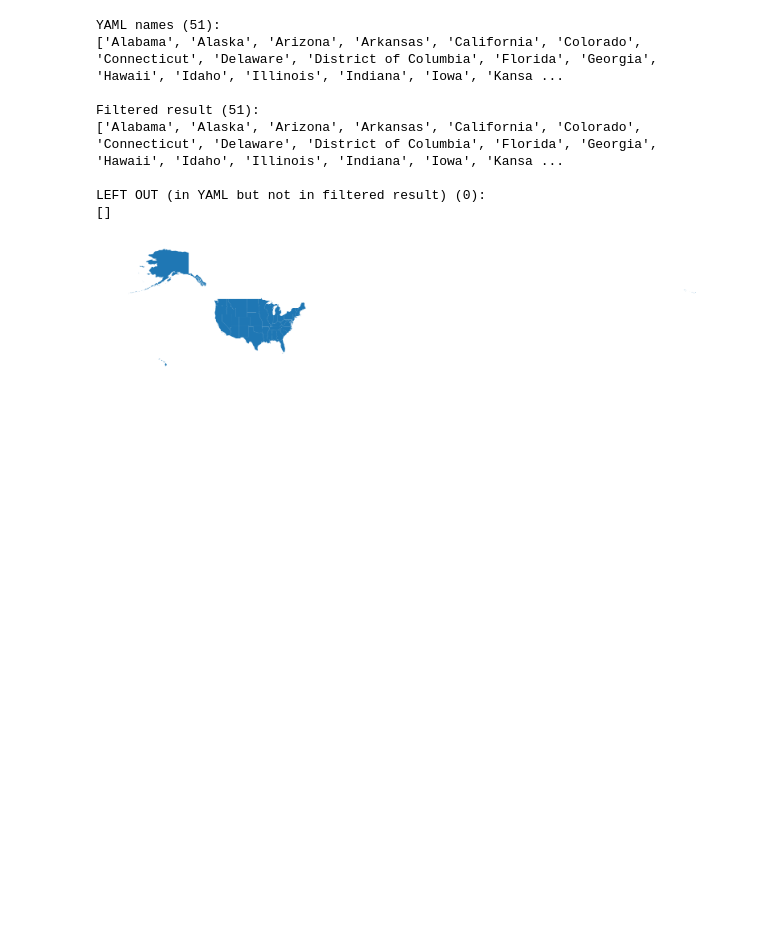
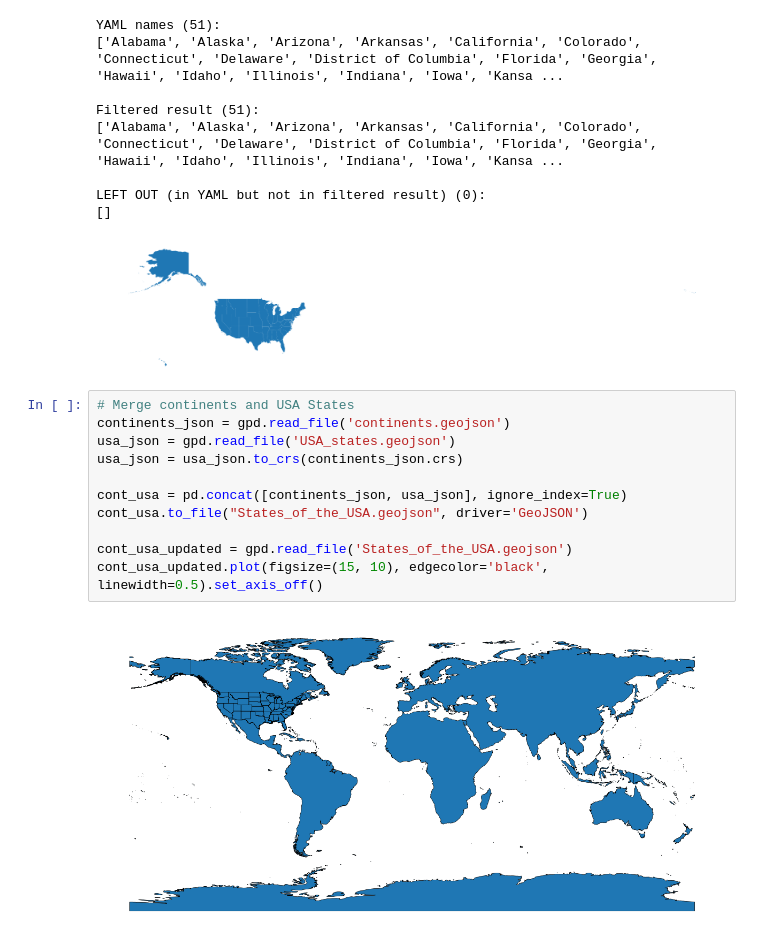
Before and after one commit to iiasa/scse-geojson, a Jupyter notebook: USA/admin1_level_boundaries.ipynb, the cells around one changed output. Drawn from its saved outputs; the diff is of its cells as text; blank space fills up the shorter version.

Commit message:
Merge continents with US states

```diff
--- a/USA/admin1_level_boundaries.ipynb
+++ b/USA/admin1_level_boundaries.ipynb
@@ -78,3 +79,16 @@ Filtered result (51):
 LEFT OUT (in YAML but not in filtered result) (0):
 []
 [figure]
+# %%
+# Merge continents and USA States
+continents_json = gpd.read_file('continents.geojson')
+usa_json = gpd.read_file('USA_states.geojson')
+usa_json = usa_json.to_crs(continents_json.crs)
+
+cont_usa = pd.concat([continents_json, usa_json], ignore_index=True)
+cont_usa.to_file("States_of_the_USA.geojson", driver='GeoJSON')
+
+cont_usa_updated = gpd.read_file('States_of_the_USA.geojson')
+cont_usa_updated.plot(figsize=(15, 10), edgecolor='black', linewidth=0.5).set_axis_off()
+# %% [output]
+[figure, added]
```
Also changed, not shown: parts of 1 cell of this notebook, 2 other files.
